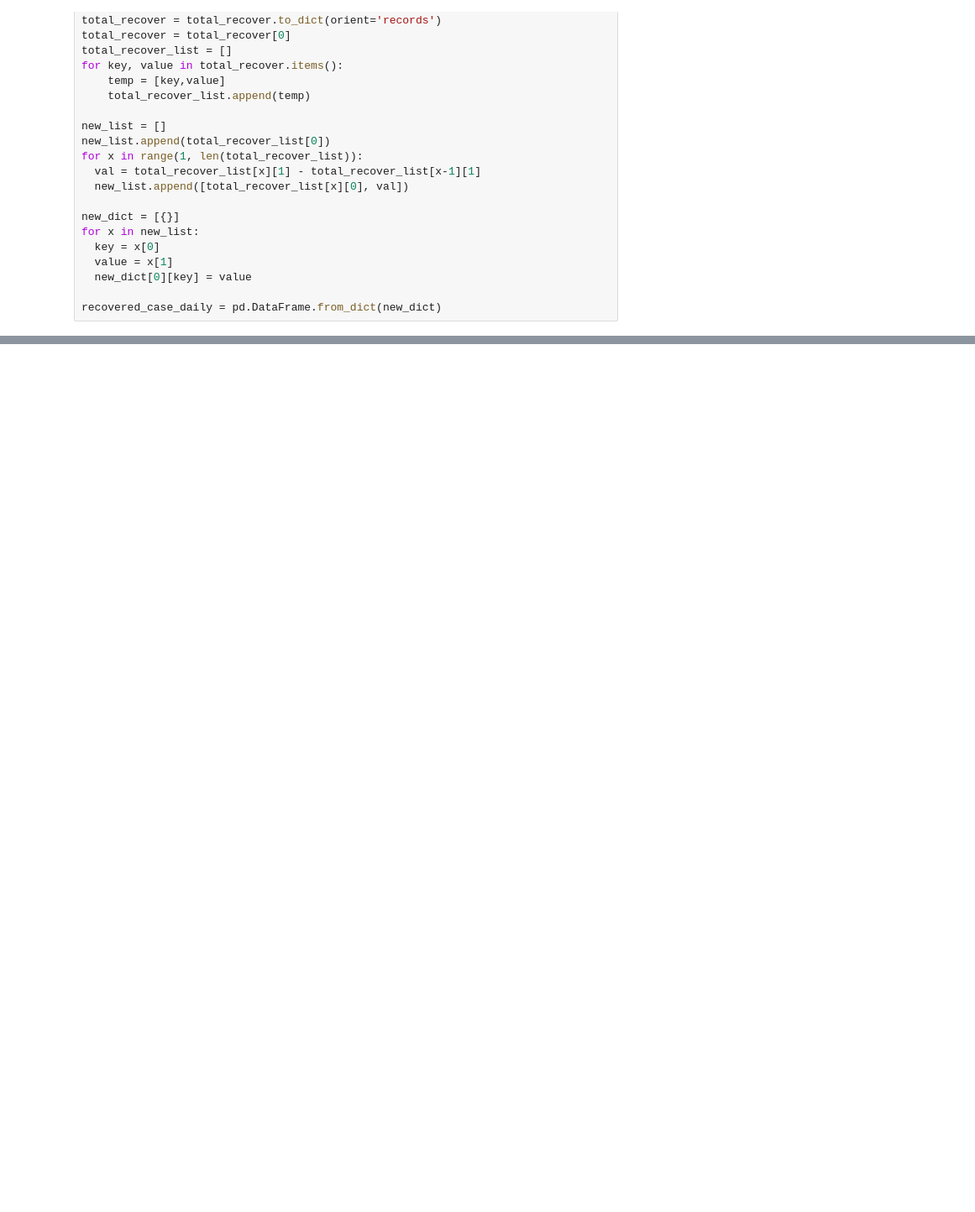
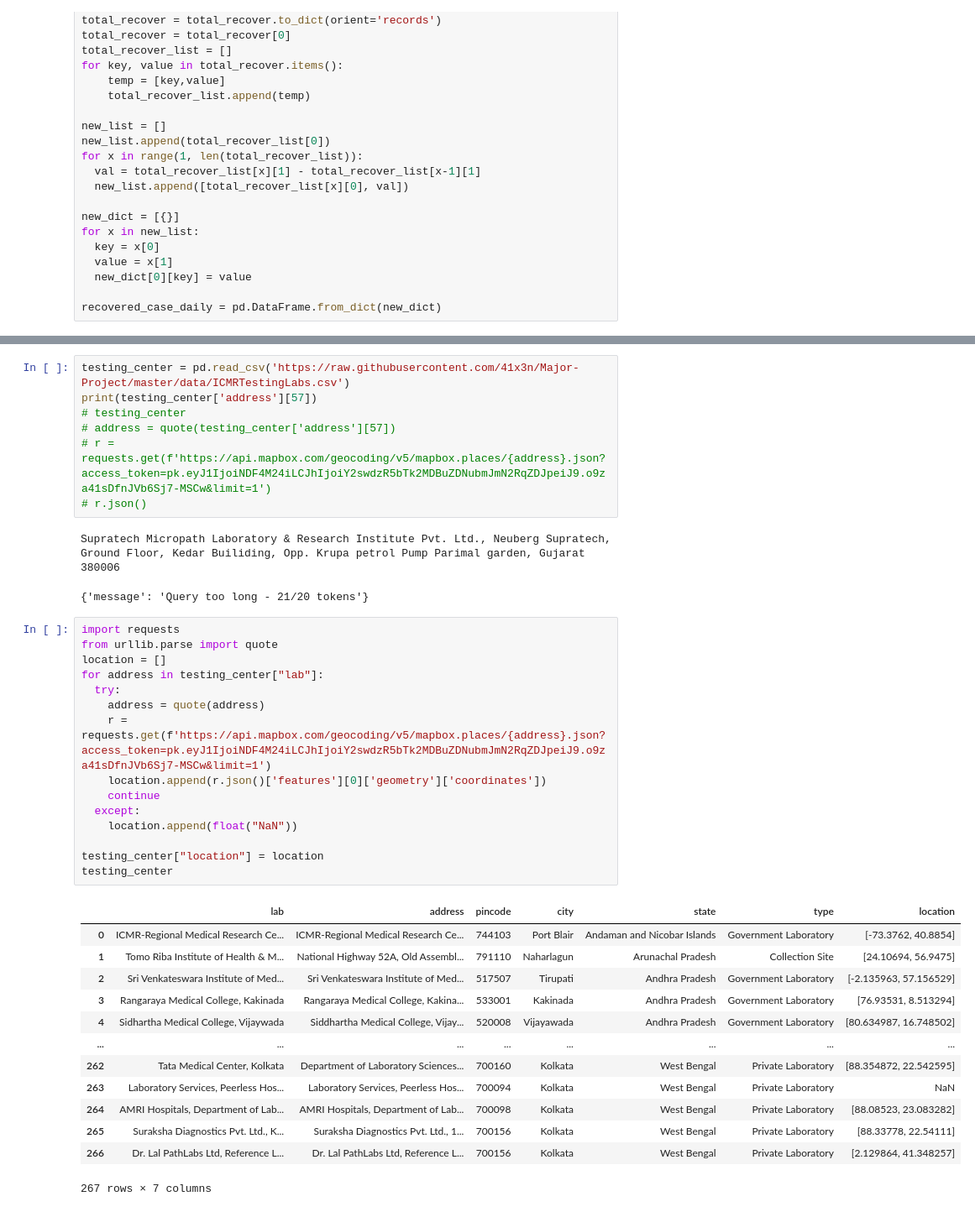
Before and after one commit to 41x3n/Impact-of-lockdown-in-India-COVID-19, a Jupyter notebook: analysis.ipynb, the cells around one changed output, grey strips where cells are left out. Shown at 84% size. Cells and saved outputs as stored; diff of their text form; blank space fills up the shorter version.

```diff
--- a/analysis.ipynb
+++ b/analysis.ipynb
@@ -235,0 +260,39 @@ affected_area
+# %%
+testing_center = pd.read_csv('https://raw.githubusercontent.com/41x3n/Major-Project/master/data/ICMRTestingLabs.csv')
+print(testing_center['address'][57])
+# testing_center
+# address = quote(testing_center['address'][57])
+# r = requests.get(f'https://api.mapbox.com/geocoding/v5/mapbox.places/{address}.json?access_token=pk.eyJ1IjoiNDF4M24iLCJhIjoiY2swdzR5bTk2MDBuZDNubmJmN2RqZDJpeiJ9.o9za41sDfnJVb6Sj7-MSCw&limit=1')
+# r.json()
+# %% [output]
+Supratech Micropath Laboratory & Research Institute Pvt. Ltd., Neuberg Supratech, Ground Floor, Kedar Builiding, Opp. Krupa petrol Pump Parimal garden, Gujarat 380006
+{'message': 'Query too long - 21/20 tokens'}
+# %%
+import requests
+from urllib.parse import quote
+location = []
+for address in testing_center["lab"]:
+  try:
+    address = quote(address)
+    r = requests.get(f'https://api.mapbox.com/geocoding/v5/mapbox.places/{address}.json?access_token=pk.eyJ1IjoiNDF4M24iLCJhIjoiY2swdzR5bTk2MDBuZDNubmJmN2RqZDJpeiJ9.o9za41sDfnJVb6Sj7-MSCw&limit=1')
+    location.append(r.json()['features'][0]['geometry']['coordinates'])
+    continue
+  except:
+    location.append(float("NaN"))
+
+testing_center["location"] = location
+testing_center
+# %% [output]
+|  | lab | address | pincode | city | state | type | location |
+| 0 | ICMR-Regional Medical Research Ce... | ICMR-Regional Medical Research Ce... | 744103 | Port Blair | Andaman and Nicobar Islands | Government Laboratory | [-73.3762, 40.8854] |
+| 1 | Tomo Riba Institute of Health & M... | National Highway 52A, Old Assembl... | 791110 | Naharlagun | Arunachal Pradesh | Collection Site | [24.10694, 56.9475] |
+| 2 | Sri Venkateswara Institute of Med... | Sri Venkateswara Institute of Med... | 517507 | Tirupati | Andhra Pradesh | Government Laboratory | [-2.135963, 57.156529] |
+| 3 | Rangaraya Medical College, Kakinada | Rangaraya Medical College, Kakina... | 533001 | Kakinada | Andhra Pradesh | Government Laboratory | [76.93531, 8.513294] |
+| 4 | Sidhartha Medical College, Vijaywada | Siddhartha Medical College, Vijay... | 520008 | Vijayawada | Andhra Pradesh | Government Laboratory | [80.634987, 16.748502] |
+| ... | ... | ... | ... | ... | ... | ... | ... |
+| 262 | Tata Medical Center, Kolkata | Department of Laboratory Sciences... | 700160 | Kolkata | West Bengal | Private Laboratory | [88.354872, 22.542595] |
+| 263 | Laboratory Services, Peerless Hos... | Laboratory Services, Peerless Hos... | 700094 | Kolkata | West Bengal | Private Laboratory | NaN |
+| 264 | AMRI Hospitals, Department of Lab... | AMRI Hospitals, Department of Lab... | 700098 | Kolkata | West Bengal | Private Laboratory | [88.08523, 23.083282] |
+| 265 | Suraksha Diagnostics Pvt. Ltd., K... | Suraksha Diagnostics Pvt. Ltd., 1... | 700156 | Kolkata | West Bengal | Private Laboratory | [88.33778, 22.54111] |
+| 266 | Dr. Lal PathLabs Ltd, Reference L... | Dr. Lal PathLabs Ltd, Reference L... | 700156 | Kolkata | West Bengal | Private Laboratory | [2.129864, 41.348257] |
+267 rows × 7 columns
```
Also changed, not shown: parts of 4 cells of this notebook.
